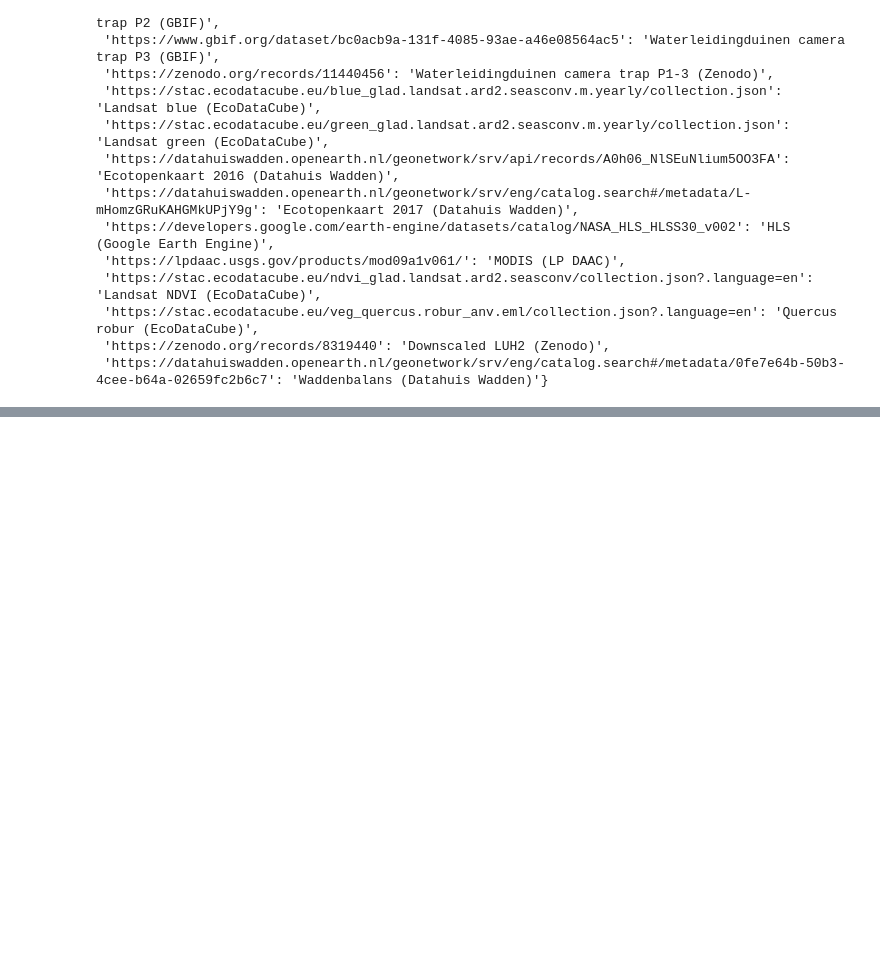
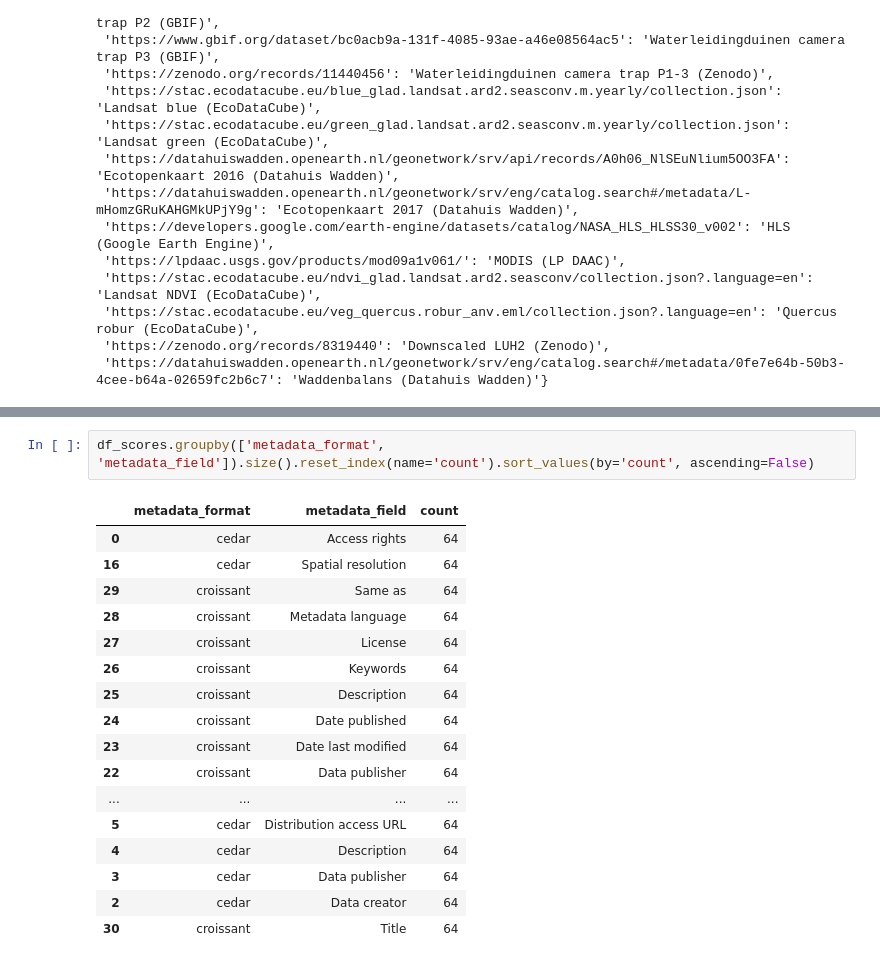
Before and after one commit to LTER-LIFE/meta-knowledge-harvesting, a Jupyter notebook: Evaluate LLM output.ipynb, the cells around one changed output, grey strips where cells are left out. Drawn from its saved outputs; the diff is of its cells as text; blank space fills up the shorter version.

```diff
--- a/Evaluate LLM output.ipynb
+++ b/Evaluate LLM output.ipynb
@@ -637,3 +637,23 @@ Gemini 2.5 Flash found 77 fields with missing annotations.
 | 1473 | https://datahuiswadden.openearth.... | Same as | Investeringskader Waddengebied Br... | Waddenbalans 2024 (Datahuis Wadden) |
 | 1475 | https://developers.google.com/ear... | Same as | NASA/HLS/HLSS30/v002 | Harmonized Landsat Sentinel-2 (Go... |
 | 1477 | https://lpdaac.usgs.gov/products/... | Same as | 10.5067/MODIS/MOD09A1.061 | MODIS Terra MOD09A1 Version 6.1 (... |
+# %%
+df_scores.groupby(['metadata_format', 'metadata_field']).size().reset_index(name='count').sort_values(by='count', ascending=False)
+# %% [output]
+|  | metadata_format | metadata_field | count |
+| 0 | cedar | Access rights | 64 |
+| 16 | cedar | Spatial resolution | 64 |
+| 29 | croissant | Same as | 64 |
+| 28 | croissant | Metadata language | 64 |
+| 27 | croissant | License | 64 |
+| 26 | croissant | Keywords | 64 |
+| 25 | croissant | Description | 64 |
+| 24 | croissant | Date published | 64 |
+| 23 | croissant | Date last modified | 64 |
+| 22 | croissant | Data publisher | 64 |
+| ... | ... | ... | ... |
+| 5 | cedar | Distribution access URL | 64 |
+| 4 | cedar | Description | 64 |
+| 3 | cedar | Data publisher | 64 |
+| 2 | cedar | Data creator | 64 |
+| 30 | croissant | Title | 64 |
```
